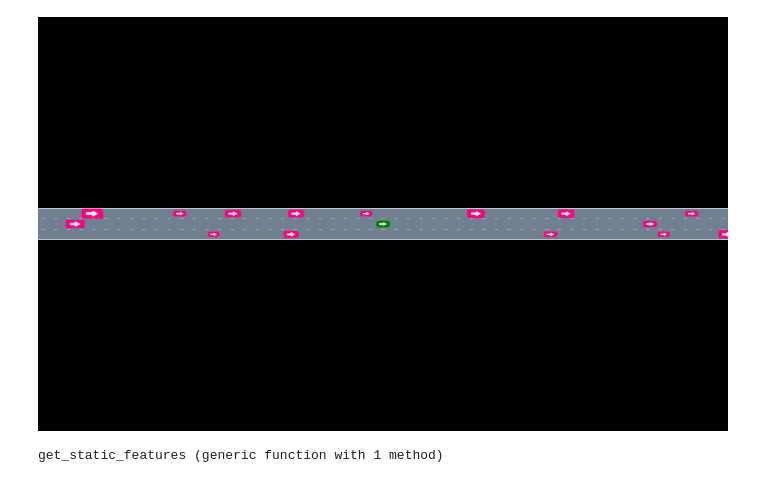
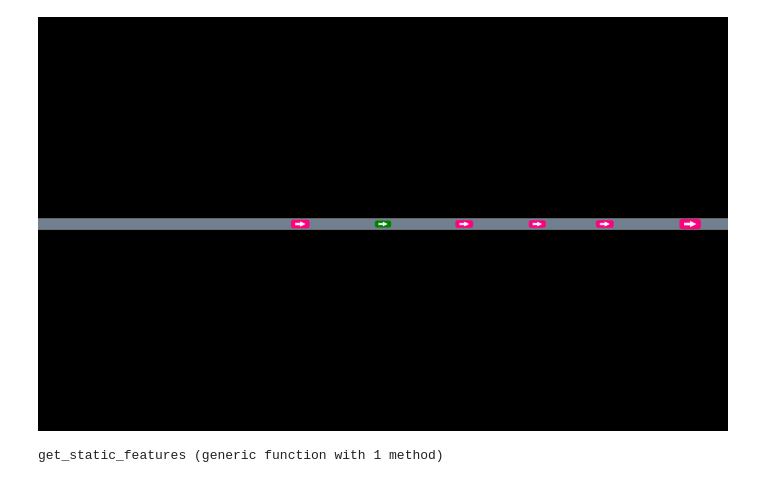
Before and after one commit to wulfebw/risk_prediction, a Jupyter notebook: scripts/scene_generation/test_bayes_net_lane_generator.ipynb, the cells around one changed output. Cells and saved outputs as stored; diff of their text form; code cells hidden in the pictures.

Commit message:
data assessment, scene gen settings, updating extract dataset from ngsim

```diff
--- a/scripts/scene_generation/test_bayes_net_lane_generator.ipynb
+++ b/scripts/scene_generation/test_bayes_net_lane_generator.ipynb
@@ -21,17 +21,18 @@ max_p = get_aggressive_behavior_params(err_p_a_to_i = .01)
 behgen = CorrelatedBehaviorGenerator(min_p, max_p)
 gen = BayesNetLaneGenerator(base_bn, base_sampler, prop_bn, prop_sampler, num_veh_per_lane, behgen);
 # %%
-num_lanes = 3
+num_lanes = 1
 roadway = gen_straight_roadway(num_lanes, 100000.)
 scene = Scene(num_veh_per_lane * num_lanes)
 models = Dict{Int,DriverModel}()
-rand!(gen, roadway, scene, models, 7);
+rand!(gen, roadway, scene, models, 2);
 # %%
 carcolors = Dict{Int,Colorant}()
-carcolors[39] = colorant"green"
-render(scene, roadway, cam=CarFollowCamera{Int}(39, 5.), car_colors=carcolors)
+veh_idx = get_target_vehicle_index(gen, roadway)
+carcolors[veh_idx] = colorant"green"
+render(scene, roadway, cam=CarFollowCamera{Int}(veh_idx, 5.), car_colors=carcolors)
 # %% [output]
-[figure, old version]
+[figure, new version]
 # %%
 # scene feature extractors
 function get_static_features(scene::Scene, roadway::Roadway)
```
Also changed, not shown: parts of 6 cells of this notebook, 5 other files.
